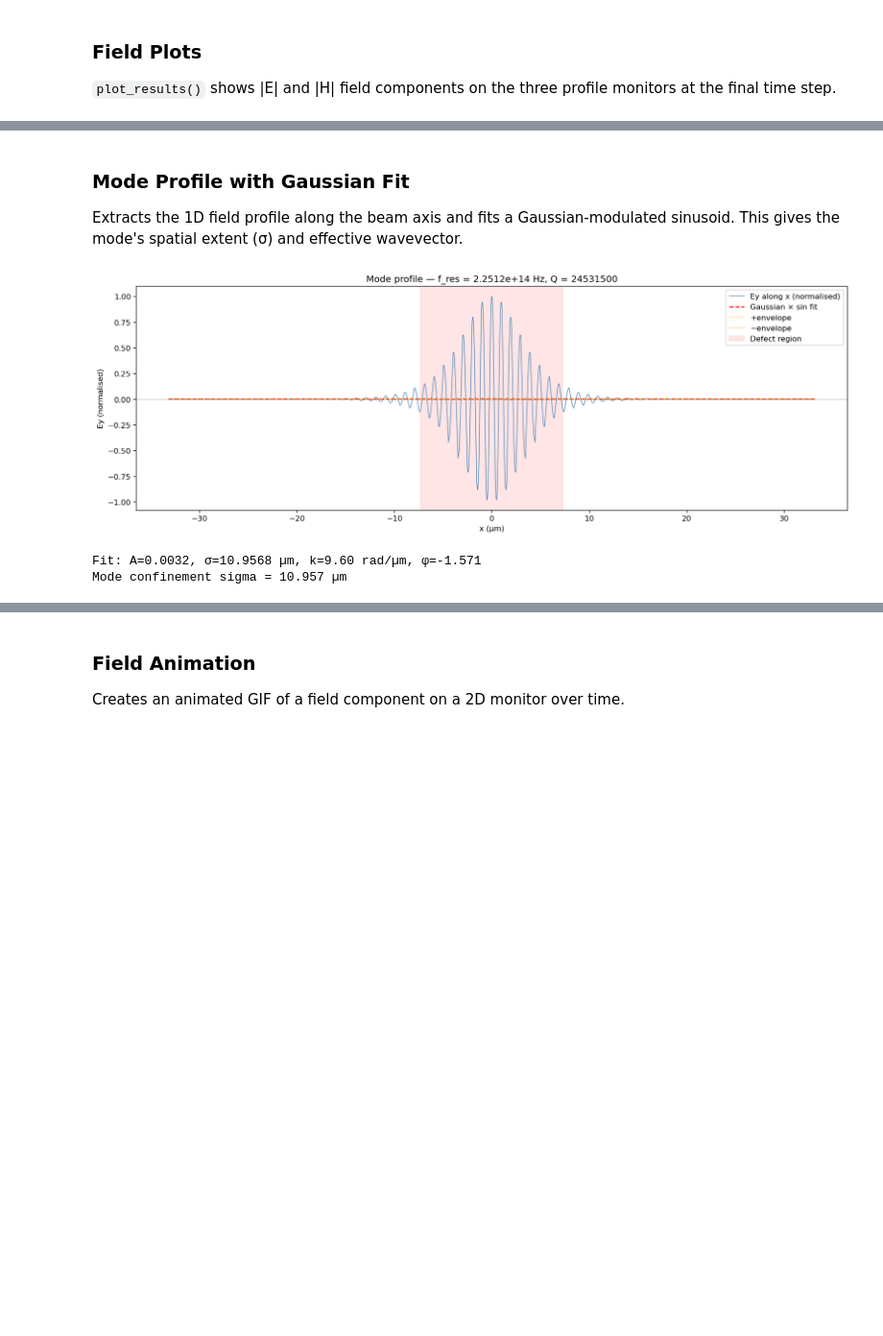
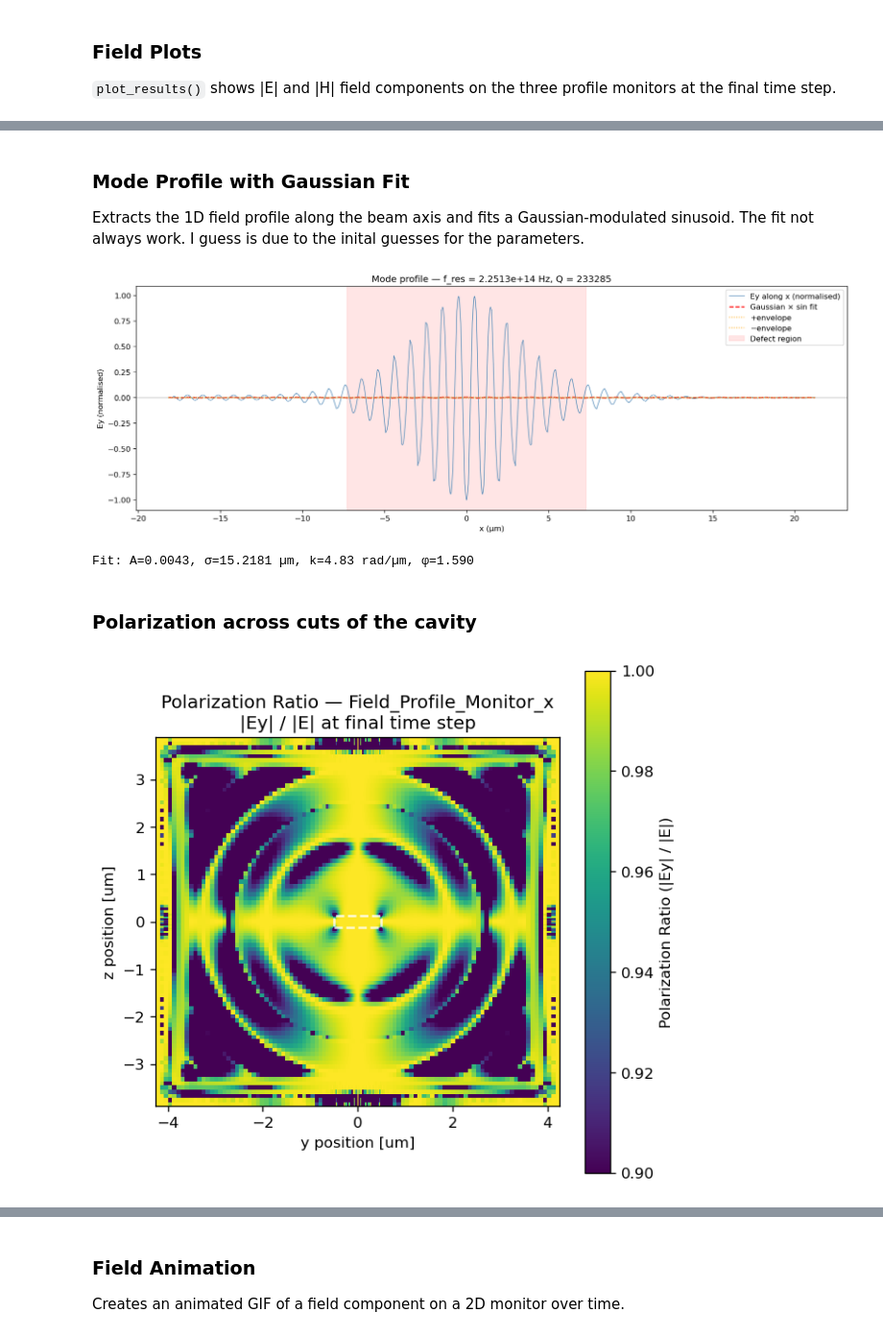
Before and after one commit to hybrid-lab/nanophotonic_cavity_sim, a Jupyter notebook: cavity_tutorial.ipynb, the cells around one changed output, grey strips where cells are left out. Shown at 96% size. Saved outputs shown, nothing was run; the diff lists cells and outputs as text; code cells hidden in the pictures; blank space fills up the shorter version.

```diff
--- a/cavity_tutorial.ipynb
+++ b/cavity_tutorial.ipynb
@@ -438,13 +365,16 @@ cavity.simulation.plot_results()
 # %% [markdown]
 ### Mode Profile with Gaussian Fit
 
-Extracts the 1D field profile along the beam axis and fits a Gaussian-modulated sinusoid. This gives the mode's spatial extent (σ) and effective wavevector.
+Extracts the 1D field profile along the beam axis and fits a Gaussian-modulated sinusoid. The fit not always work. I guess is due to the inital guesses for the parameters.
 # %%
 # --- Uncomment after running the simulation ---
 popt, pcov = cavity.simulation.plot_mode_along_beam()
-A, sigma, k, phi, offset = popt
-print(f"Mode confinement sigma = {abs(sigma):.3f} µm")
 # %% [output]
-[figure, old version]
+[figure, new version]
-Fit: A=0.0032, σ=10.9568 µm, k=9.60 rad/µm, φ=-1.571
-Mode confinement sigma = 10.957 µm
+Fit: A=0.0043, σ=15.2181 µm, k=4.83 rad/µm, φ=1.590
+# %% [markdown]
+### Polarization across cuts of the cavity
+# %%
+pol_map = cavity.simulation.polarization_profile(monitor_name="Field_Profile_Monitor_x", polarization_component="Ey", plot=True)
+# %% [output]
+[figure, added]
```
Also changed, not shown: parts of 28 cells of this notebook, 26 other files.
